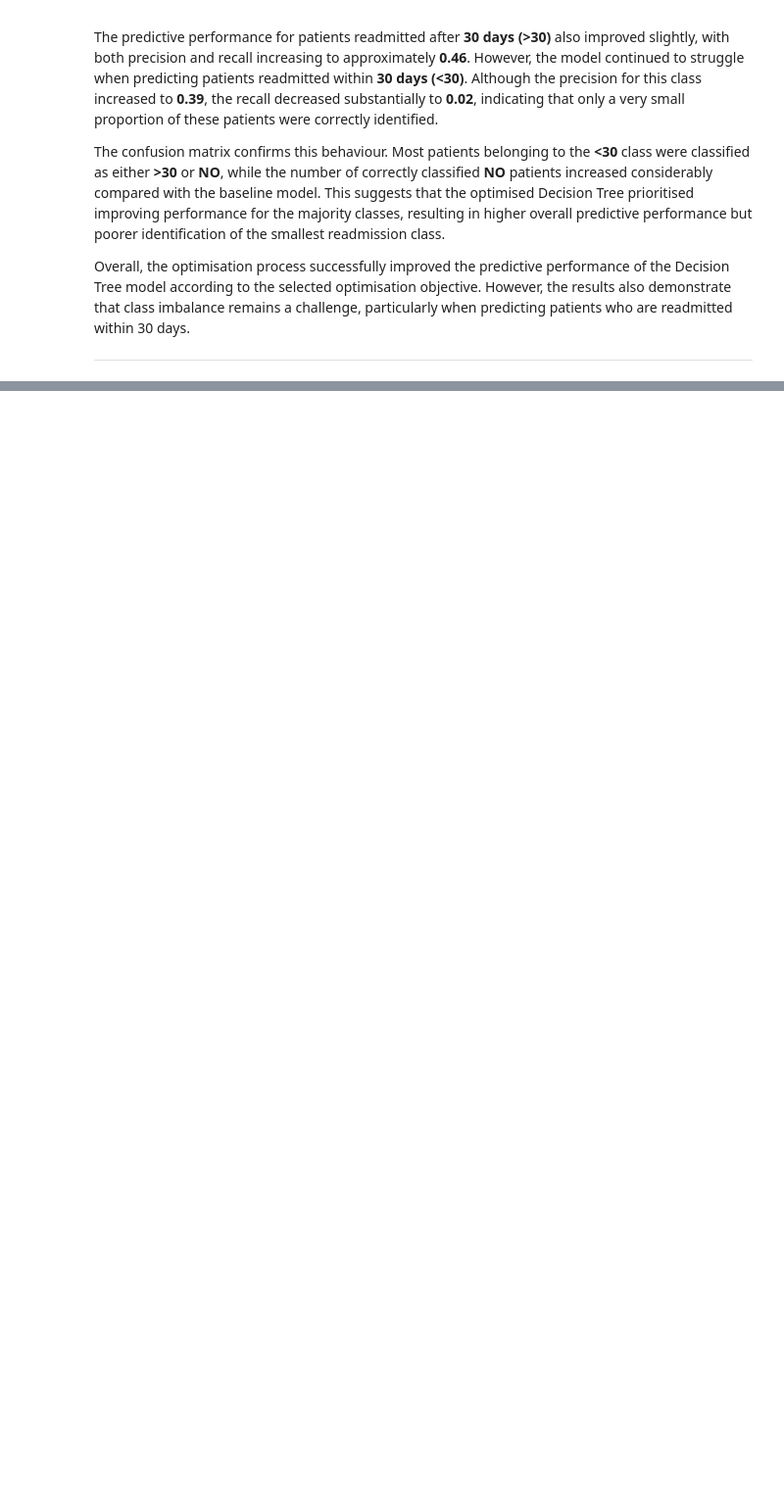
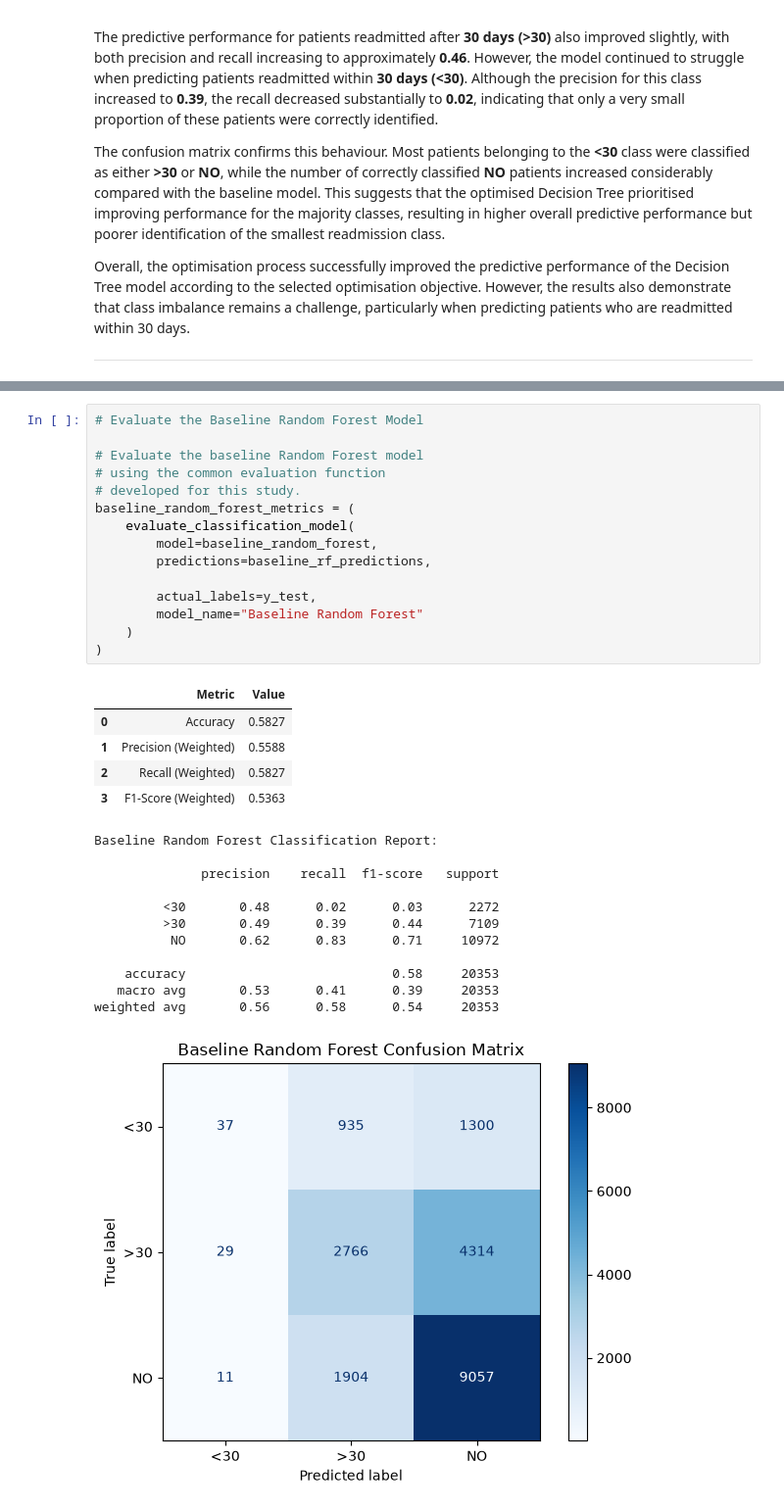
Before and after one commit to ajay-nagpal/Hospital-Readmission-Prediction, a Jupyter notebook: hospital_readmission.ipynb, the cells around one changed output, grey strips where cells are left out. Shown at 98% size. Drawn from its saved outputs; the diff is of its cells as text; blank space fills up the shorter version.

```diff
--- a/hospital_readmission.ipynb
+++ b/hospital_readmission.ipynb
@@ -5675,0 +5904,33 @@ Overall, the optimisation process successfully improved the predictive performan
+# %%
+# Evaluate the Baseline Random Forest Model
+
+# Evaluate the baseline Random Forest model
+# using the common evaluation function
+# developed for this study.
+baseline_random_forest_metrics = (
+    evaluate_classification_model(
+        model=baseline_random_forest,
+        predictions=baseline_rf_predictions,
+
+        actual_labels=y_test,
+        model_name="Baseline Random Forest"
+    )
+)
+# %% [output]
+|  | Metric | Value |
+| 0 | Accuracy | 0.5827 |
+| 1 | Precision (Weighted) | 0.5588 |
+| 2 | Recall (Weighted) | 0.5827 |
+| 3 | F1-Score (Weighted) | 0.5363 |
+Baseline Random Forest Classification Report:
+
+              precision    recall  f1-score   support
+
+         <30       0.48      0.02      0.03      2272
+         >30       0.49      0.39      0.44      7109
+          NO       0.62      0.83      0.71     10972
+
+    accuracy                           0.58     20353
+   macro avg       0.53      0.41      0.39     20353
+weighted avg       0.56      0.58      0.54     20353
+[figure, added]
```
Also changed, not shown: parts of 13 cells of this notebook.
